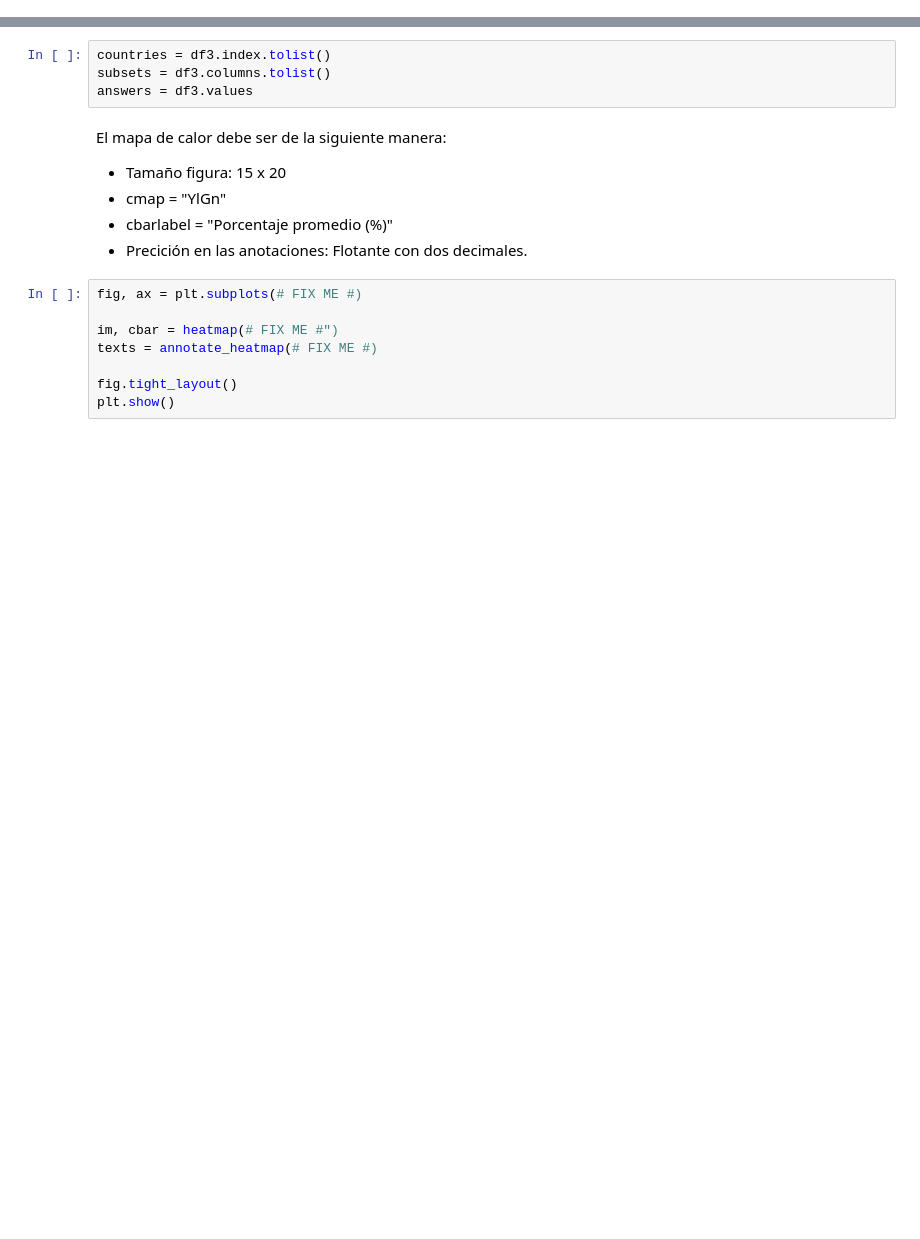
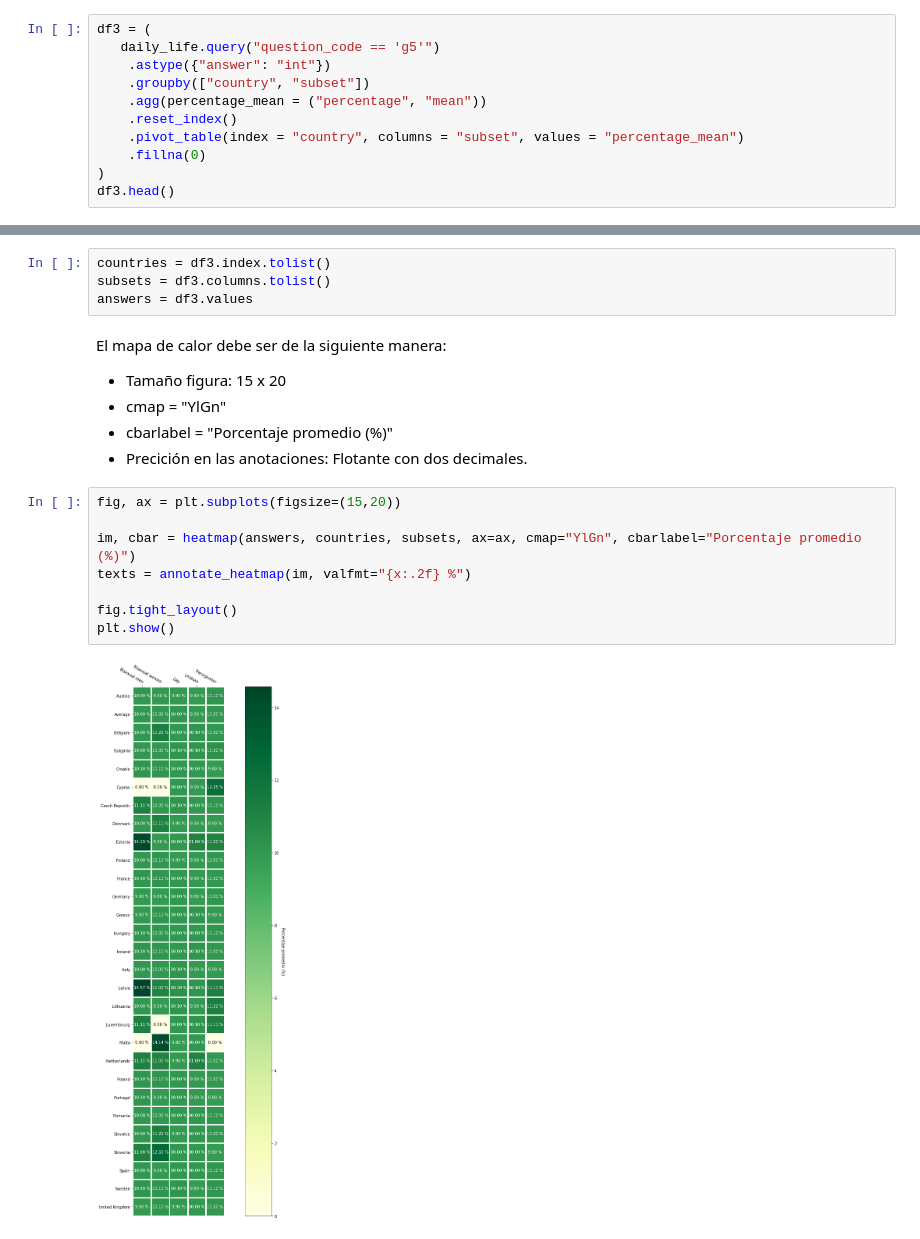
Before and after one commit to Macarena-Rojas/mat281_portfolio, a Jupyter notebook: labs/lab05.ipynb, the cells around one changed output, grey strips where cells are left out. Cells and saved outputs as stored; diff of their text form; blank space fills up the shorter version.

```diff
--- a/labs/lab05.ipynb
+++ b/labs/lab05.ipynb
@@ -408,0 +415,11 @@ df3.head()
+# %%
+df3 = (
+   daily_life.query("question_code == 'g5'")
+    .astype({"answer": "int"})
+    .groupby(["country", "subset"])
+    .agg(percentage_mean = ("percentage", "mean"))
+    .reset_index()
+    .pivot_table(index = "country", columns = "subset", values = "percentage_mean")
+    .fillna(0)
+)
+df3.head()
@@ -420,10 +445,12 @@ El mapa de calor debe ser de la siguiente manera:
 * cbarlabel = "Porcentaje promedio (%)"
 * Precición en las anotaciones: Flotante con dos decimales.
 # %%
-fig, ax = plt.subplots(# FIX ME #)
+fig, ax = plt.subplots(figsize=(15,20))
 
-im, cbar = heatmap(# FIX ME #")
-texts = annotate_heatmap(# FIX ME #)
+im, cbar = heatmap(answers, countries, subsets, ax=ax, cmap="YlGn", cbarlabel="Porcentaje promedio (%)")
+texts = annotate_heatmap(im, valfmt="{x:.2f} %")
 
 fig.tight_layout()
 plt.show()
+# %% [output]
+[figure, added]
```
Also changed, not shown: parts of 10 cells of this notebook.
